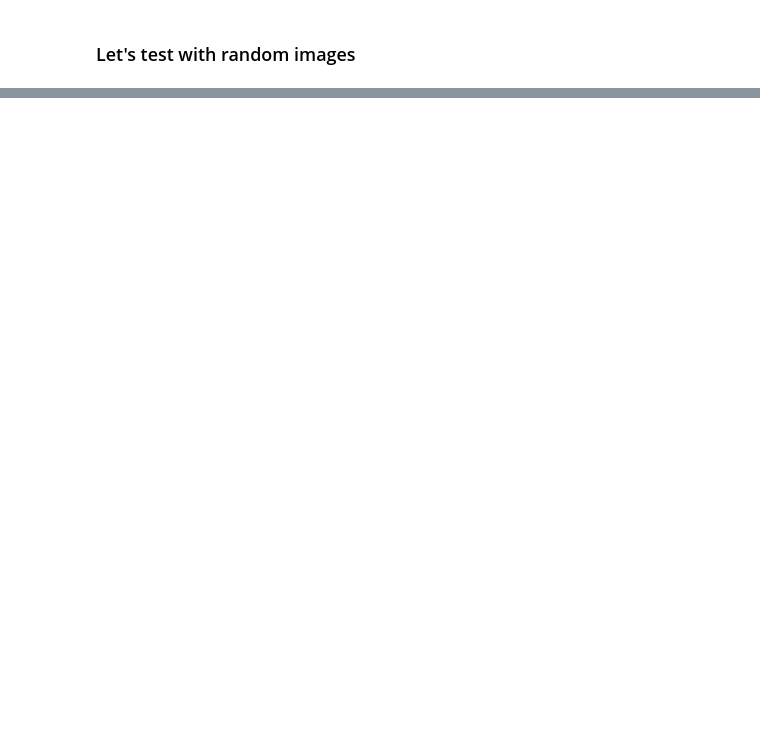
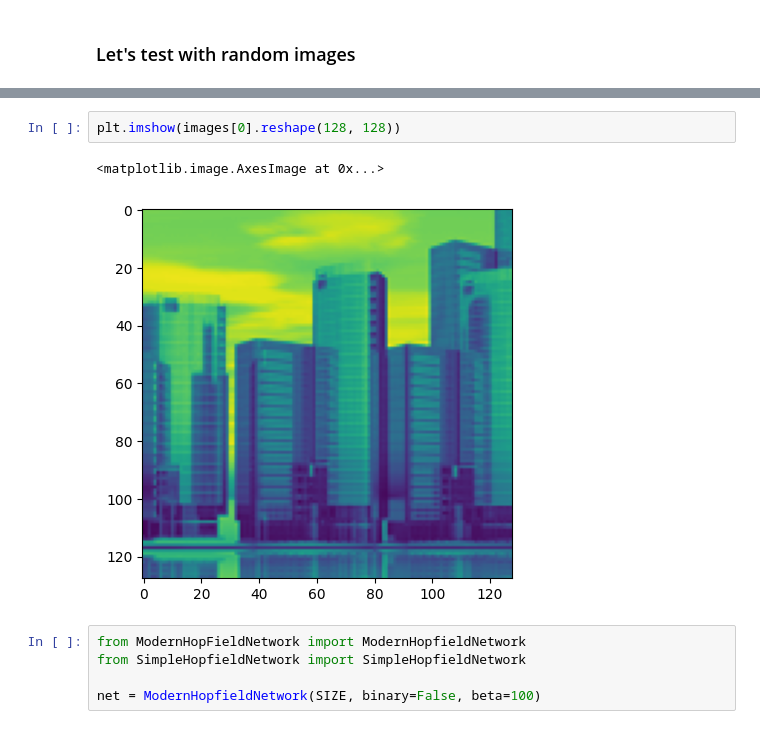
Before and after one commit to devendershekhawat/hiphopfield, a Jupyter notebook: lab.ipynb, the cells around one changed output, grey strips where cells are left out. Cells and saved outputs as stored; diff of their text form; blank space fills up the shorter version.

```diff
--- a/lab.ipynb
+++ b/lab.ipynb
@@ -161,0 +202,10 @@ Dreaming restoration...
+# %%
+plt.imshow(images[0].reshape(128, 128))
+# %% [output]
+<matplotlib.image.AxesImage at 0x...>
+[figure, added]
+# %%
+from ModernHopFieldNetwork import ModernHopfieldNetwork
+from SimpleHopfieldNetwork import SimpleHopfieldNetwork
+
+net = ModernHopfieldNetwork(SIZE, binary=False, beta=100)
```
Also changed, not shown: parts of 21 cells of this notebook, 28 other files.
